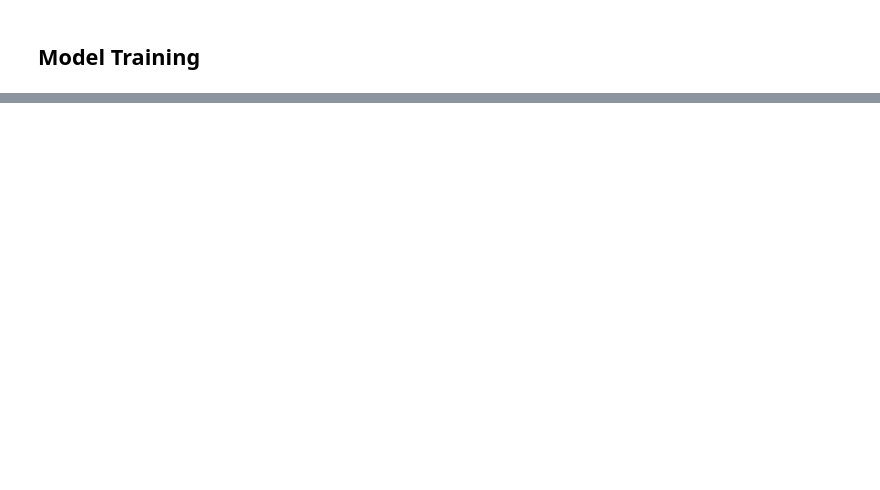
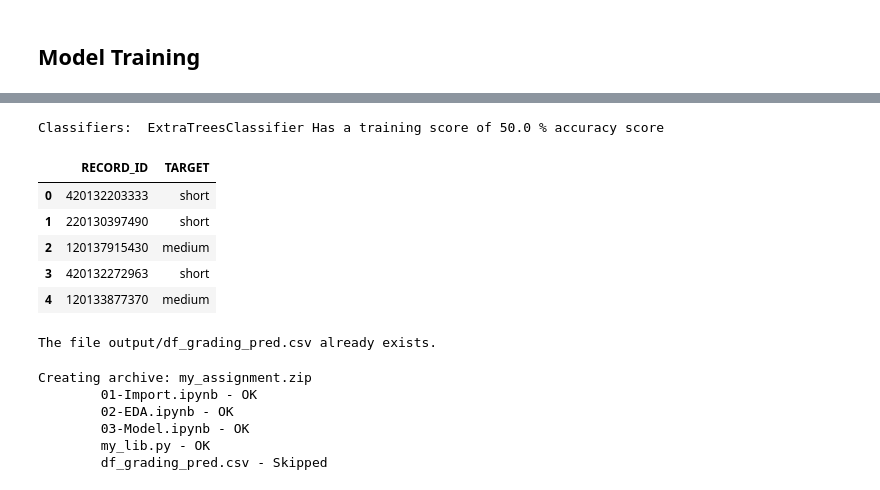
Before and after one commit to Esedicol/Data-Mining, a Jupyter notebook: TEXAS_DATASET/03-Model.ipynb, the cells around one changed output, grey strips where cells are left out. Saved outputs shown, nothing was run; the diff lists cells and outputs as text; code cells hidden in the pictures; blank space fills up the shorter version.

Commit message:
Up to data

```diff
--- a/TEXAS_DATASET/03-Model.ipynb
+++ b/TEXAS_DATASET/03-Model.ipynb
@@ -215,0 +306,12 @@ df_pred.head(5)
+# %%
+name = "ExtraTreesClassifier"
+param = param_space[name]
+print("\n\nPerforming GridSearchCV on %s..." % name)
+clf = GridSearchCV(classifiers[name], param, cv=5)
+
+clf.fit(x_train, y_train)
+best_classifiers[name] = clf
+
+score = cross_val_score(clf, x_train, y_train, cv=5)
+print(best_classifiers[name])
+print("%s Cross Validation Score (%s): %.2f%%" % (name, metric, 100*score.mean()))
@@ -215,0 +342,5 @@ df_pred.head(5)
+# %%
+df_grading = pd.read_csv(f"data/grading.csv", dtype=str)
+df_grading.shape
+
+ml.clean_data(df_grading)
@@ -215,0 +356,7 @@ df_pred.head(5)
+# %%
+dfx_train_model, dfx_test_model = encode_features(df_x_train, df_grading, target_features)
+# %%
+# Ill be using Logistic Refression since it gave the best score
+model = "LogisticRegression"
+df_grading['TARGET'] = new_classifiers[model].fit(dfx_train_model, y_train).predict(dfx_test_model)
+df_grading['TARGET'] = df_grading['TARGET'].map(target_labels)
@@ -215,0 +366,32 @@ df_pred.head(5)
+# %%
+c = model.fit(dfx_train_model, y_train)
+training_score = cross_val_score(classifier, x_train, y_train, cv=10)
+print("Classifiers: ", classifier.__class__.__name__, "Has a training score of", round(training_score.mean(), 2) * 100, "% accuracy score")
+# %% [output]
+Classifiers:  ExtraTreesClassifier Has a training score of 50.0 % accuracy score
+# %%
+display(df_grading.loc[:,["RECORD_ID", "TARGET"]].head())
+
+path = "output/df_grading_pred.csv"
+if not os.path.isfile(path):
+    print (f'Saving df_grading_pred.csv....')
+    df_grading.loc[:,["RECORD_ID", "TARGET"]].to_csv("output/df_grading_pred.csv", index=False)
+else:
+    print(f'The file {path} already exists.')
+# %% [output]
+|  | RECORD_ID | TARGET |
+| 0 | 420132203333 | short |
+| 1 | 220130397490 | short |
+| 2 | 120137915430 | medium |
+| 3 | 420132272963 | short |
+| 4 | 120133877370 | medium |
+The file output/df_grading_pred.csv already exists.
+# %%
+ml.make_assignment()
+# %% [output]
+Creating archive: my_assignment.zip
+        01-Import.ipynb - OK
+        02-EDA.ipynb - OK
+        03-Model.ipynb - OK
+        my_lib.py - OK
+        df_grading_pred.csv - Skipped
```
Also changed, not shown: parts of 37 cells of this notebook, 3 other files.
